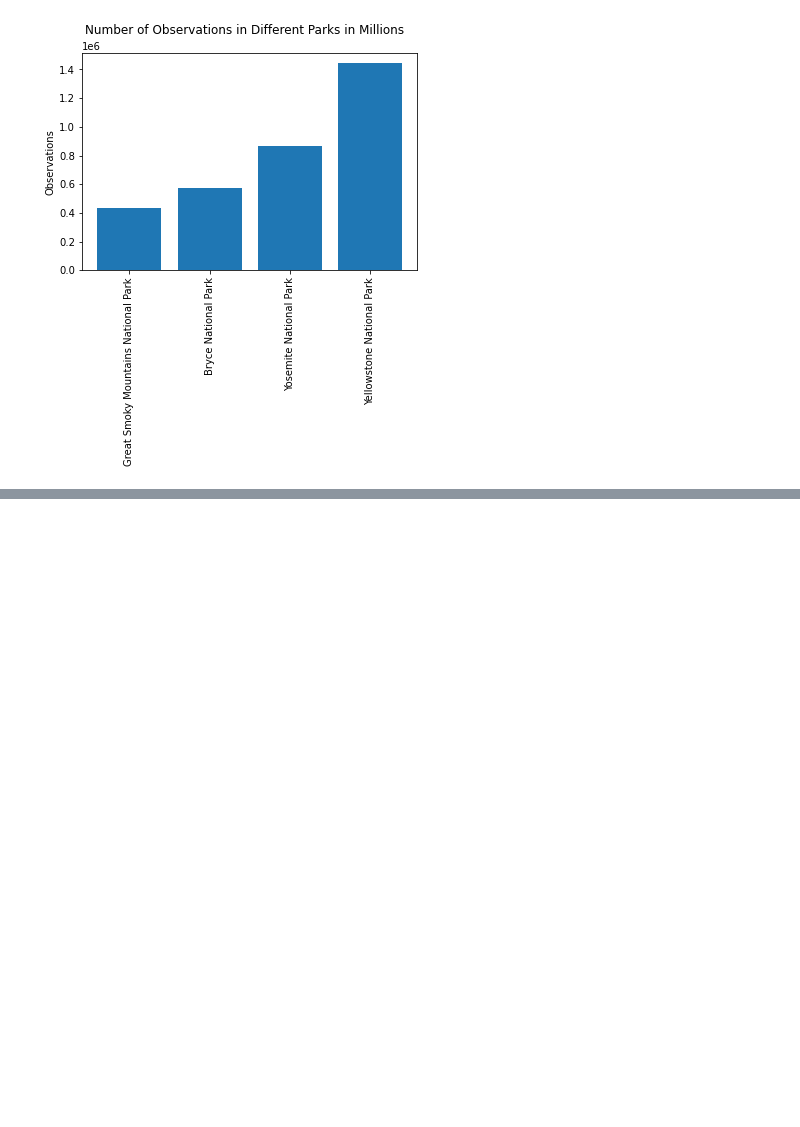
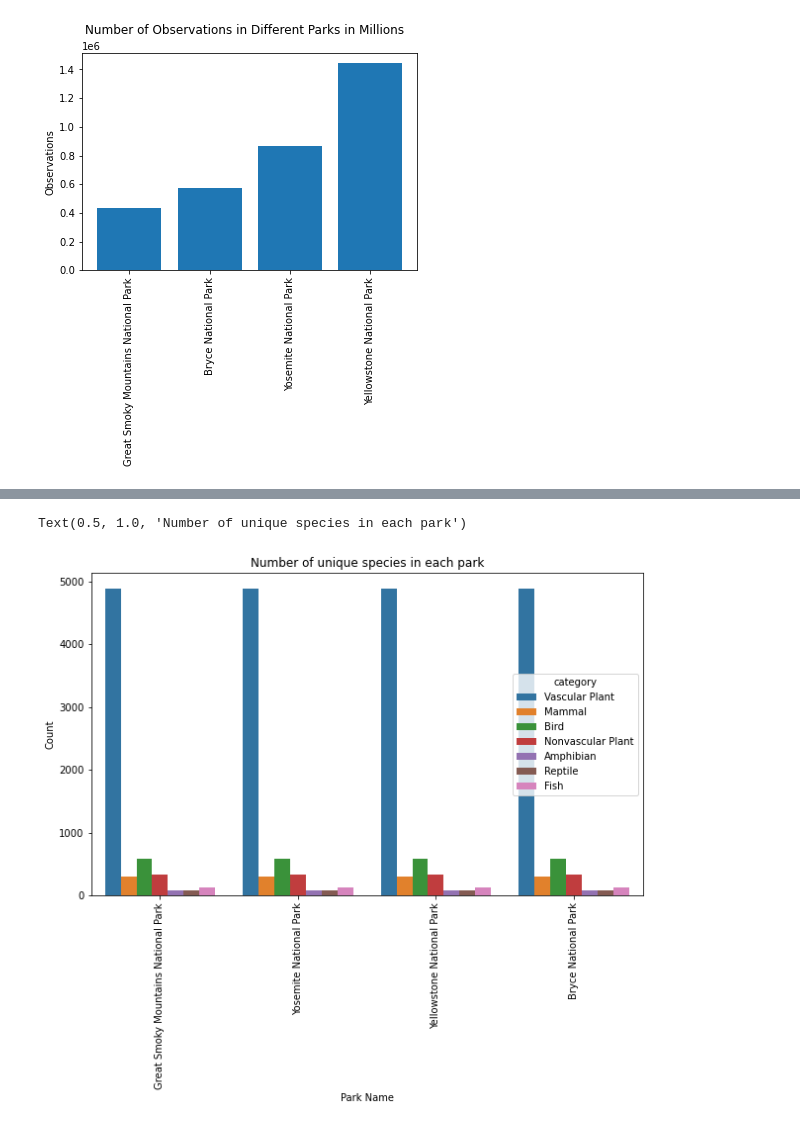
Before and after one commit to PhilipPhan/BioDiversity, a Jupyter notebook: biodiversity.ipynb, the cells around one changed output, grey strips where cells are left out. Saved outputs shown, nothing was run; the diff lists cells and outputs as text; code cells hidden in the pictures; blank space fills up the shorter version.

```diff
--- a/biodiversity.ipynb
+++ b/biodiversity.ipynb
@@ -23,6 +23,7 @@ import seaborn as sns
 #opening file
 obs = pd.read_csv('observations.csv')
 species = pd.read_csv('species_info.csv')
+df = obs.merge(species)
 print(obs.head())
 print(species.head())
 print(obs.columns)
@@ -31,6 +32,7 @@ print(len(obs))
 print(len(species))
 print(obs.scientific_name.nunique())
 print(species.scientific_name.nunique())
+print(df.head())
 # %% [output]
             scientific_name                            park_name  observations
 0        Vicia benghalensis  Great Smoky Mountains National Park            68
@@ -96,0 +87,11 @@ Text(0, 0.5, 'Observations')
+# %%
+#group by park count category
+plt.figure(figsize=(10,6))
+plt.xticks(rotation = 90)
+sns.barplot(data = df, x = 'park_name', y = 'observations', hue = 'category', estimator = len)
+plt.xlabel('Park Name')
+plt.ylabel('Count')
+plt.title('Number of unique species in each park')
+# %% [output]
+Text(0.5, 1.0, 'Number of unique species in each park')
+[figure, added]
```
Also changed, not shown: parts of 8 cells of this notebook.
